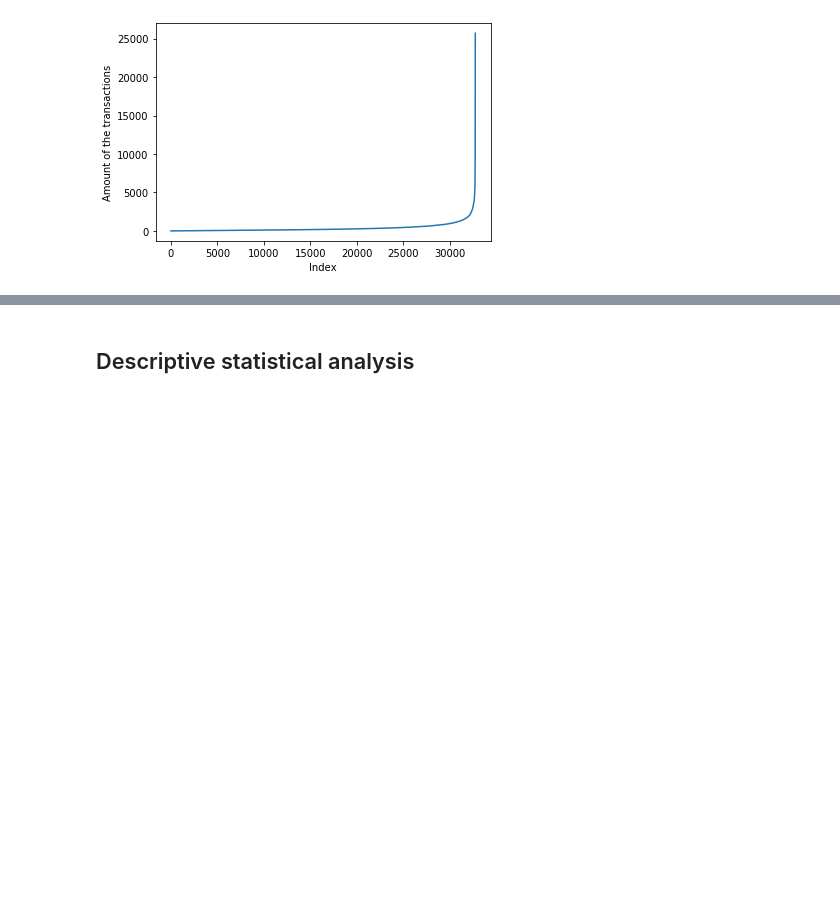
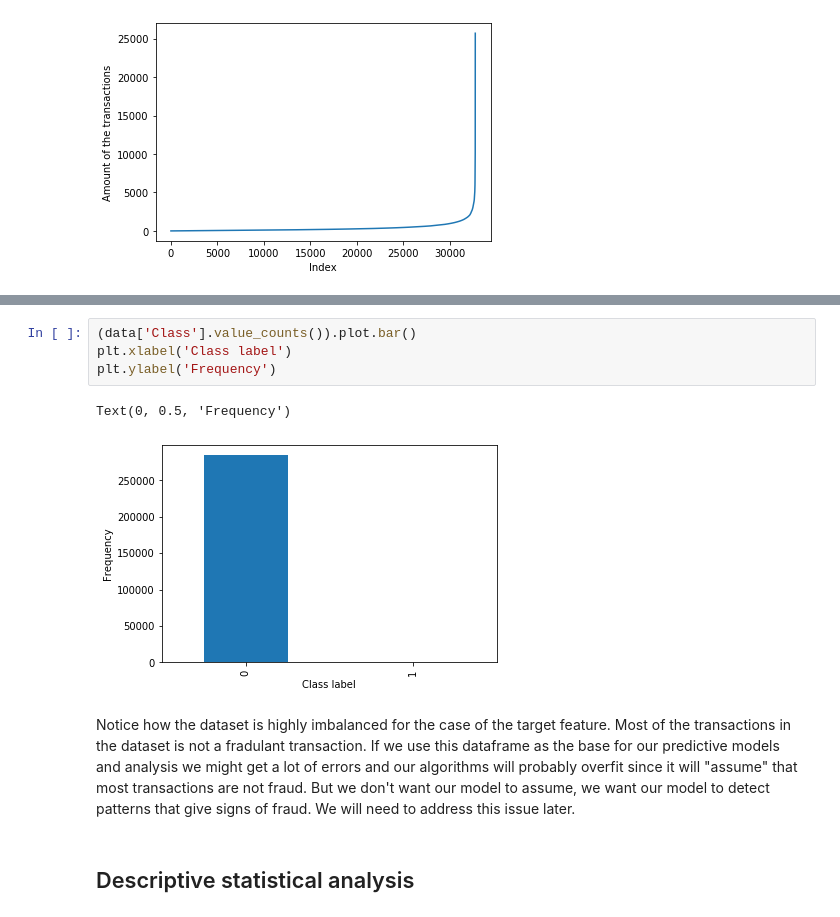
Before and after one commit to Titashmkhrj/Credit-card-fraud-detection, a Jupyter notebook: modelling_credit_card_fraud_transactions.ipynb, the cells around one changed output, grey strips where cells are left out. Cells and saved outputs as stored; diff of their text form; blank space fills up the shorter version.

```diff
--- a/modelling_credit_card_fraud_transactions.ipynb
+++ b/modelling_credit_card_fraud_transactions.ipynb
@@ -140,3 +153,12 @@ As we can see frm above that the amount of the transaction grew exponentially wi
+# %%
+(data['Class'].value_counts()).plot.bar()
+plt.xlabel('Class label')
+plt.ylabel('Frequency')
+# %% [output]
+Text(0, 0.5, 'Frequency')
+[figure, added]
+# %% [markdown]
+Notice how the dataset is highly imbalanced for the case of the target feature. Most of the transactions in the dataset is not a fradulant transaction. If we use this dataframe as the base for our predictive models and analysis we might get a lot of errors and our algorithms will probably overfit since it will "assume" that most transactions are not fraud. But we don't want our model to assume, we want our model to detect patterns that give signs of fraud. We will need to address this issue later.
 # %% [markdown]
 ## Descriptive statistical analysis
 # %%
```
Also changed, not shown: parts of 17 cells of this notebook.
